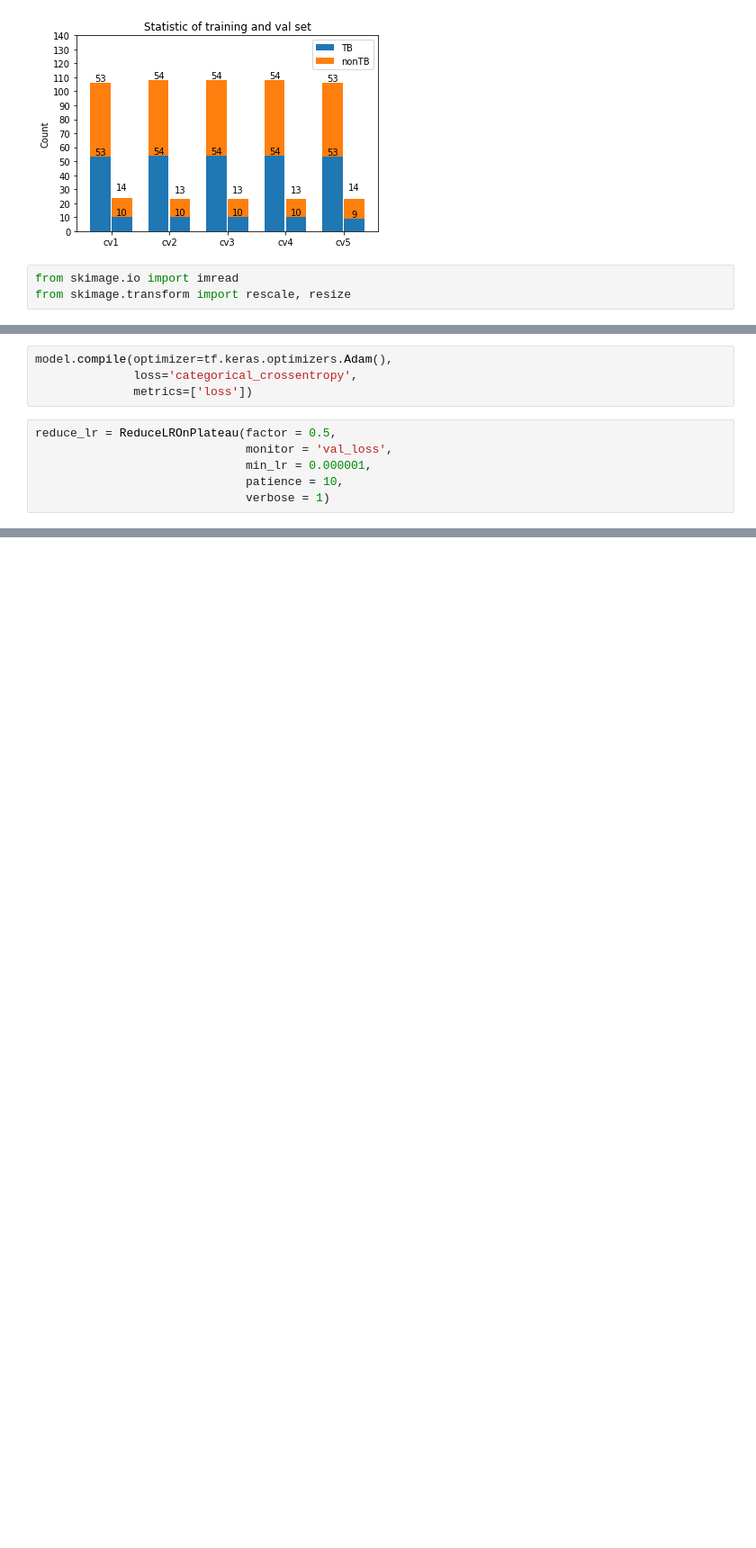
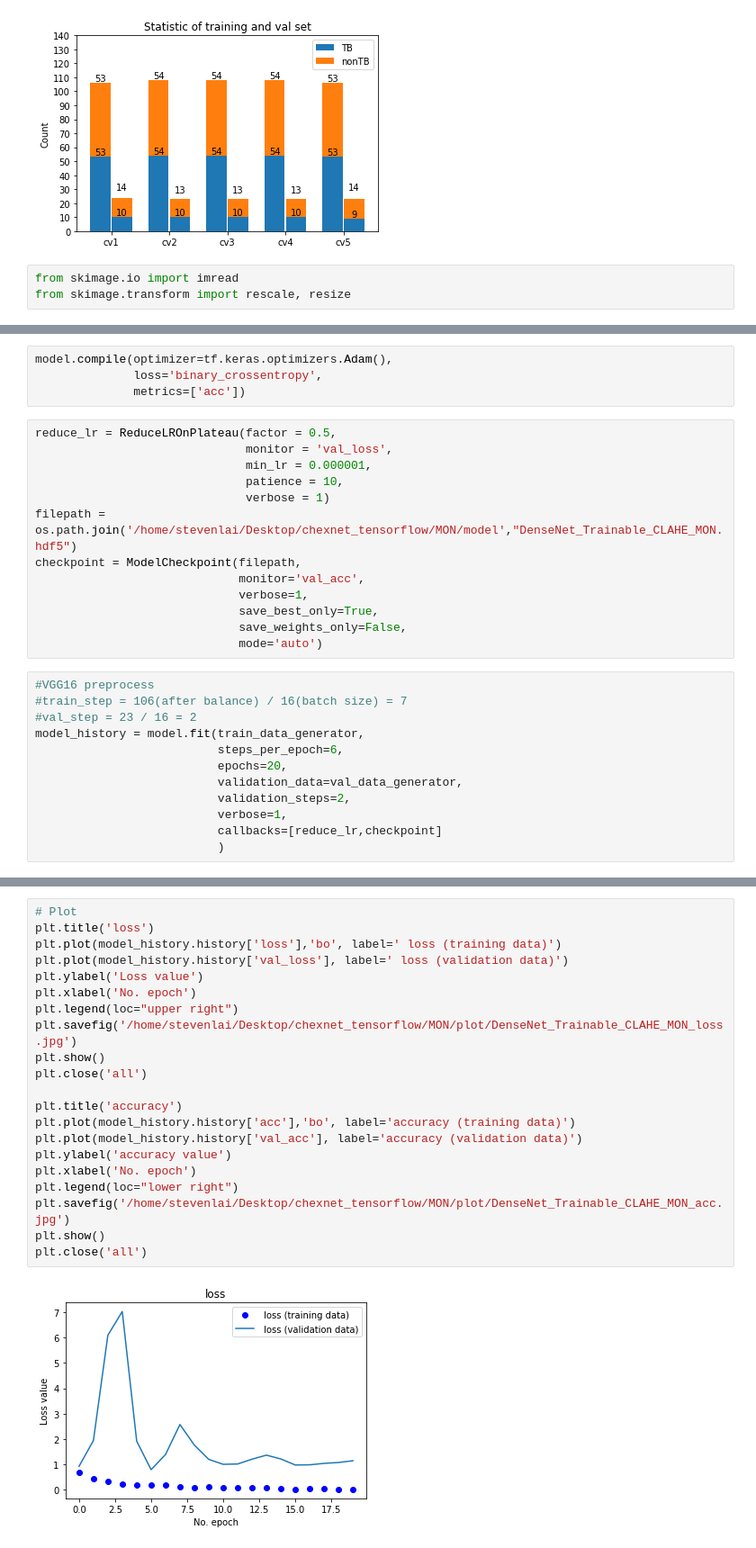
Before and after one commit to nivation/Chexnet_Tensorflow, a Jupyter notebook: MON.ipynb, the cells around one changed output, grey strips where cells are left out. Shown at 90% size. Cells and saved outputs as stored; diff of their text form; blank space fills up the shorter version.

```diff
--- a/MON.ipynb
+++ b/MON.ipynb
@@ -239,11 +322,30 @@ model = tf.keras.models.Model(base_model.inputs, top_model(base_model.output))
 #model.summary()
 # %%
 model.compile(optimizer=tf.keras.optimizers.Adam(),
-              loss='categorical_crossentropy',
-              metrics=['loss'])
+              loss='binary_crossentropy',
+              metrics=['acc'])
 # %%
 reduce_lr = ReduceLROnPlateau(factor = 0.5,
                               monitor = 'val_loss',
                               min_lr = 0.000001,
                               patience = 10,
                               verbose = 1)
+filepath = os.path.join('/home/stevenlai/Desktop/chexnet_tensorflow/MON/model',"DenseNet_Trainable_CLAHE_MON.hdf5")
+checkpoint = ModelCheckpoint(filepath,
+                             monitor='val_acc',
+                             verbose=1,
+                             save_best_only=True,
+                             save_weights_only=False,
+                             mode='auto')
+# %%
+#VGG16 preprocess
+#train_step = 106(after balance) / 16(batch size) = 7
+#val_step = 23 / 16 = 2
+model_history = model.fit(train_data_generator,
+                          steps_per_epoch=6,
+                          epochs=20,
+                          validation_data=val_data_generator,
+                          validation_steps=2,
+                          verbose=1,
+                          callbacks=[reduce_lr,checkpoint]
+                          )
@@ -249,0 +370,23 @@ reduce_lr = ReduceLROnPlateau(factor = 0.5,
+# %%
+# Plot
+plt.title('loss')
+plt.plot(model_history.history['loss'],'bo', label=' loss (training data)')
+plt.plot(model_history.history['val_loss'], label=' loss (validation data)')
+plt.ylabel('Loss value')
+plt.xlabel('No. epoch')
+plt.legend(loc="upper right")
+plt.savefig('/home/stevenlai/Desktop/chexnet_tensorflow/MON/plot/DenseNet_Trainable_CLAHE_MON_loss.jpg')
+plt.show()
+plt.close('all')
+
+plt.title('accuracy')
+plt.plot(model_history.history['acc'],'bo', label='accuracy (training data)')
+plt.plot(model_history.history['val_acc'], label='accuracy (validation data)')
+plt.ylabel('accuracy value')
+plt.xlabel('No. epoch')
+plt.legend(loc="lower right")
+plt.savefig('/home/stevenlai/Desktop/chexnet_tensorflow/MON/plot/DenseNet_Trainable_CLAHE_MON_acc.jpg')
+plt.show()
+plt.close('all')
+# %% [output]
+[figure, added]
```
Also changed, not shown: parts of 14 cells of this notebook, 2 other files.
